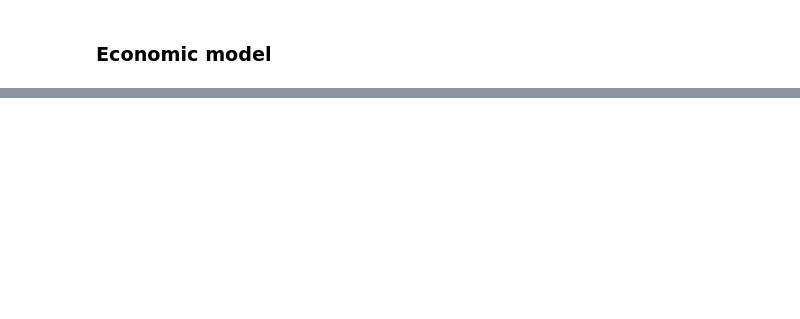
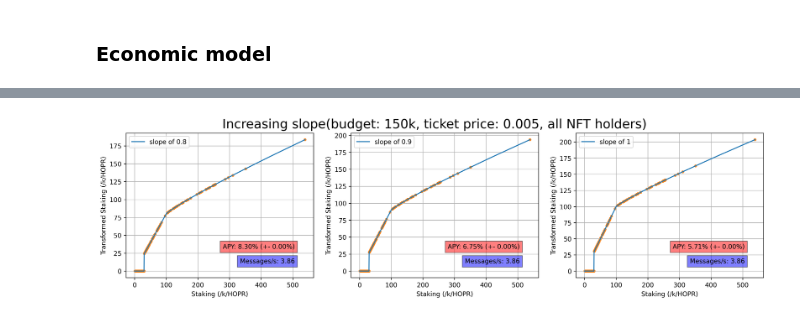
Before and after one commit to hoprnet/ct-research, a Jupyter notebook: ct-app/__simulations__/apy_comparison.ipynb, the cells around one changed output, grey strips where cells are left out. Cells and saved outputs as stored; diff of their text form; code cells hidden in the pictures; blank space fills up the shorter version.

Commit message:
latest graphs

```diff
--- a/ct-app/__simulations__/apy_comparison.ipynb
+++ b/ct-app/__simulations__/apy_comparison.ipynb
@@ -197,0 +264,51 @@ with 19 node -> 0.00 tokens
+# %%
+options = [{
+    "data_count": [len(staking_info_nft_holders), 0, 0],
+    "budget": 150_000,
+    "period_in_months": 3,
+    "model_arguments": {
+        "slope": 0.8,
+        "curvature":1.125,
+        "threshold":100e3,
+    },
+    "ticket_options": {
+        "price": 0.005,
+        "winning_probability": 1,
+    },
+    "legend": "slope of 0.8"
+},
+{
+    "data_count": [len(staking_info_nft_holders), 0, 0],
+    "budget": 150_000,
+    "period_in_months": 3,
+    "model_arguments": {
+        "slope": 0.9,
+        "curvature":1.125,
+        "threshold":100e3,
+    },
+    "ticket_options": {
+        "price": 0.005,
+        "winning_probability": 1,
+    },
+    "legend": "slope of 0.9"
+},
+{
+    "data_count": [len(staking_info_nft_holders), 0, 0],
+    "budget": 150_000,
+    "period_in_months": 3,
+    "model_arguments": {
+        "slope": 1,
+        "curvature":1.125,
+        "threshold":100e3,
+    },
+    "ticket_options": {
+        "price": 0.005,
+        "winning_probability": 1,
+    },
+    "legend": "slope of 1"
+}
+]
+
+generate_simulation_graph(datas, options, 200, title="Increasing slope(budget: 150k, ticket price: 0.005, all NFT holders)")
+# %% [output]
+[figure, added]
```
Also changed, not shown: parts of 9 cells of this notebook.
